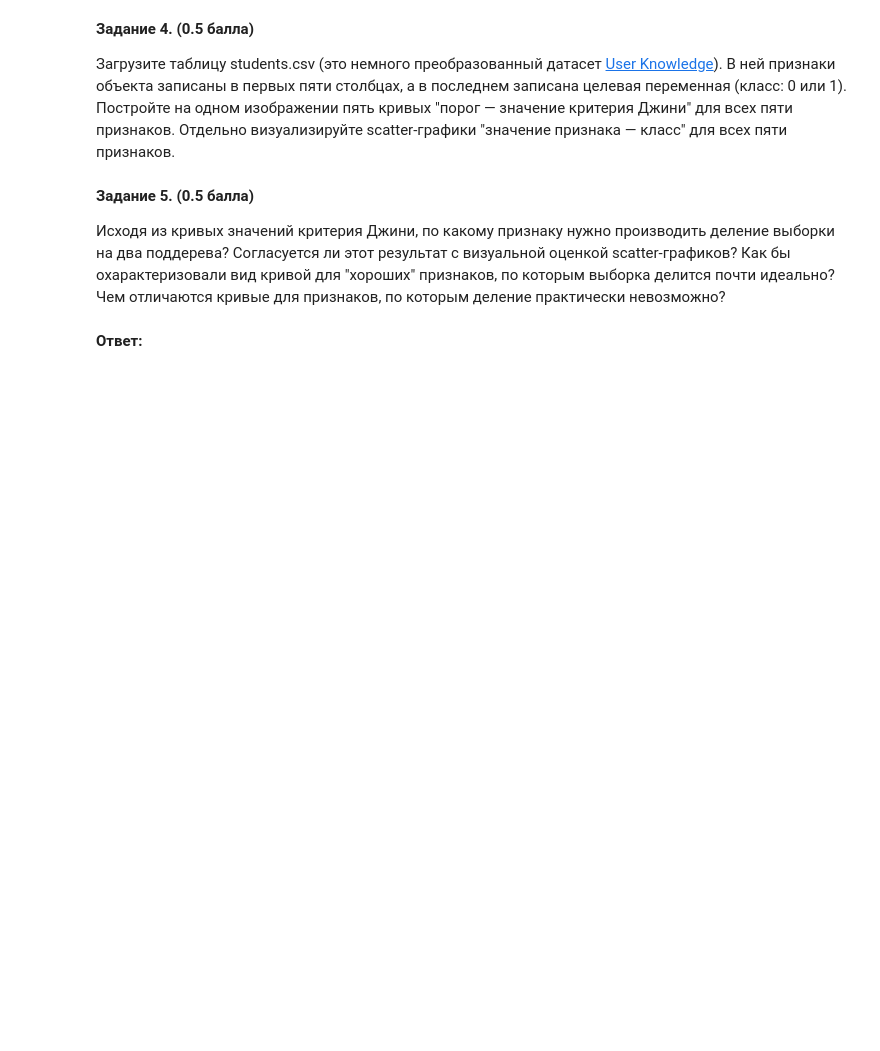
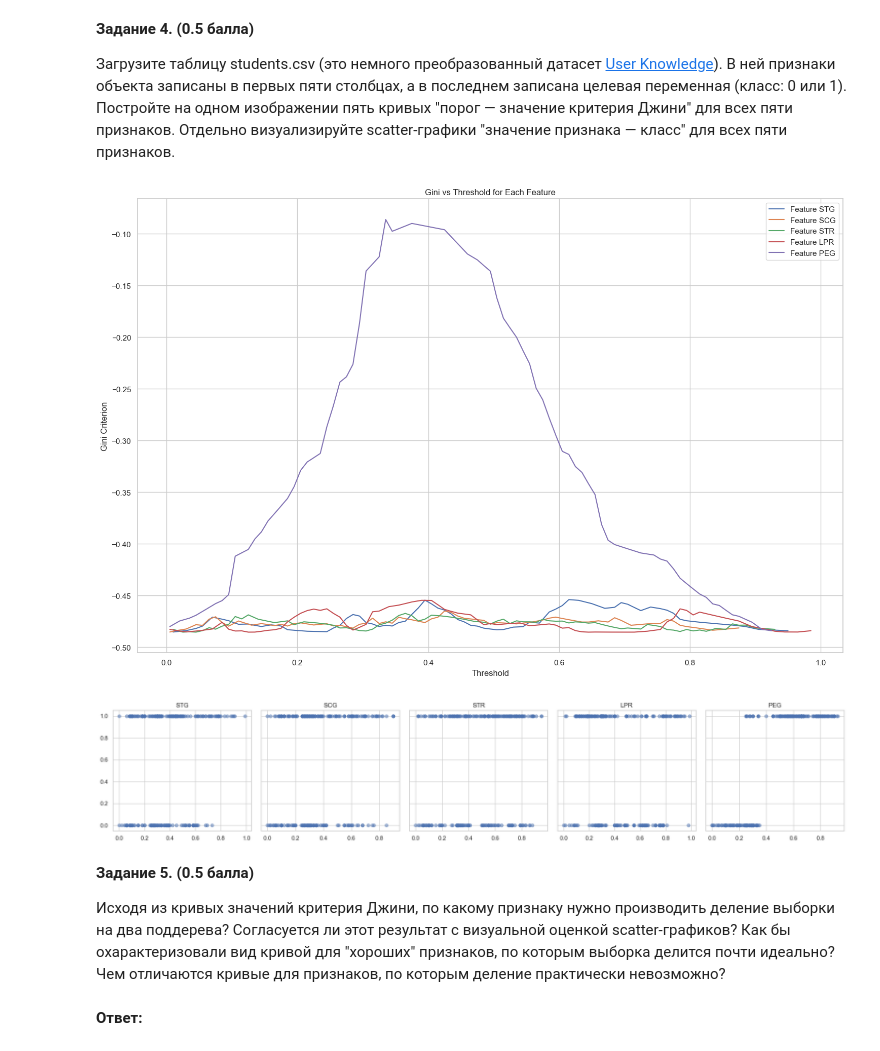
Before and after one commit to ykwais/ML, a Jupyter notebook: hw2/hw2-trees.ipynb, the cells around one changed output. Cells and saved outputs as stored; diff of their text form; code cells hidden in the pictures; blank space fills up the shorter version.

```diff
--- a/hw2/hw2-trees.ipynb
+++ b/hw2/hw2-trees.ipynb
@@ -317,3 +317,33 @@ __Задание 4. (0.5 балла)__
+# %%
+### ╰( ͡° ͜ʖ ͡° )つ──☆*:・ﾟ
+from hw2code import find_best_split
+
+df = pd.read_csv("datasets/students.csv")
+X = df.iloc[:, :5]
+y = df.iloc[:, -1]
+
+plt.figure(figsize=(15, 10))
+for col in X.columns:
+    thresholds, ginis, _, _ = find_best_split(X[col], y)
+    plt.plot(thresholds, ginis, label=f"Feature {col}")
+plt.xlabel("Threshold")
+plt.ylabel("Gini Criterion")
+plt.title("Gini vs Threshold for Each Feature")
+plt.legend()
+plt.grid(True)
+plt.tight_layout()
+plt.show()
+
+fig, axes = plt.subplots(1, 5, figsize=(20, 4), sharey=True)
+for i, col in enumerate(X.columns):
+    axes[i].scatter(X[col], y, alpha=0.5)
+    axes[i].set_title(f"{col}")
+    axes[i].grid(True)
+plt.tight_layout()
+plt.show()
+# %% [output]
+[figure, added]
+[figure, added]
 # %% [markdown]
 __Задание 5. (0.5 балла)__
 
```
Also changed, not shown: parts of 13 cells of this notebook, 1 other file.
